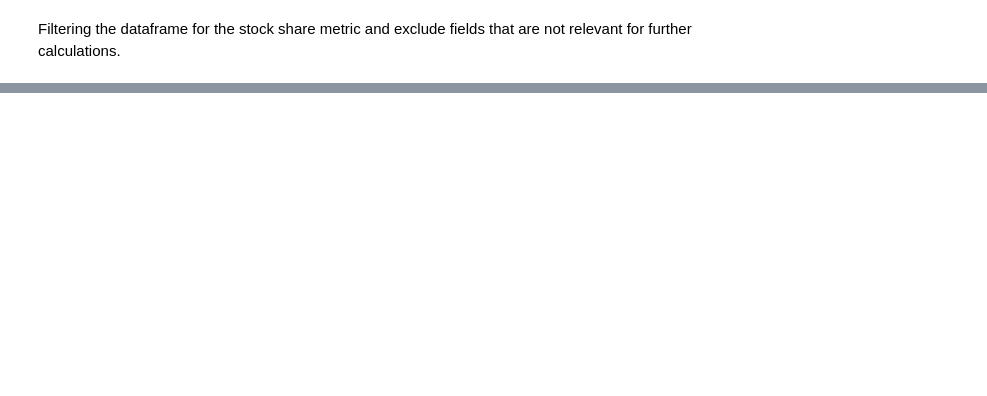
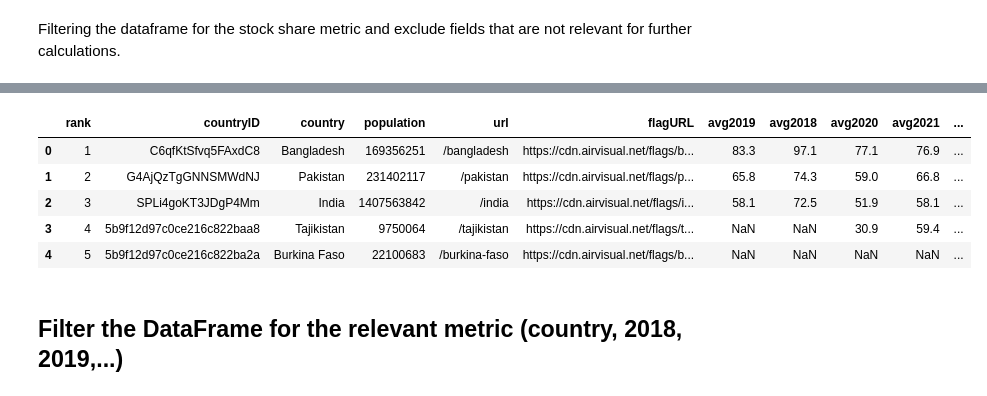
Before and after one commit to johanneshaberlah/electric-vehicle-air-quality-analysis, a Jupyter notebook: electric-vehicles-air-quality.ipynb, the cells around one changed output, grey strips where cells are left out. Drawn from its saved outputs; the diff is of its cells as text; code cells hidden in the pictures; blank space fills up the shorter version.

```diff
--- a/electric-vehicles-air-quality.ipynb
+++ b/electric-vehicles-air-quality.ipynb
@@ -84,0 +93,11 @@ plt.show()
+# %%
+air_quality_frame.head()
+# %% [output]
+|  | rank | countryID | country | population | url | flagURL | avg2019 | avg2018 | avg2020 | avg2021 | ... |
+| 0 | 1 | C6qfKtSfvq5FAxdC8 | Bangladesh | 169356251 | /bangladesh | https://cdn.airvisual.net/flags/b... | 83.3 | 97.1 | 77.1 | 76.9 | ... |
+| 1 | 2 | G4AjQzTgGNNSMWdNJ | Pakistan | 231402117 | /pakistan | https://cdn.airvisual.net/flags/p... | 65.8 | 74.3 | 59.0 | 66.8 | ... |
+| 2 | 3 | SPLi4goKT3JDgP4Mm | India | 1407563842 | /india | https://cdn.airvisual.net/flags/i... | 58.1 | 72.5 | 51.9 | 58.1 | ... |
+| 3 | 4 | 5b9f12d97c0ce216c822baa8 | Tajikistan | 9750064 | /tajikistan | https://cdn.airvisual.net/flags/t... | NaN | NaN | 30.9 | 59.4 | ... |
+| 4 | 5 | 5b9f12d97c0ce216c822ba2a | Burkina Faso | 22100683 | /burkina-faso | https://cdn.airvisual.net/flags/b... | NaN | NaN | NaN | NaN | ... |
+# %% [markdown]
+## Filter the DataFrame for the relevant metric (country, 2018, 2019,...)
```
Also changed, not shown: parts of 14 cells of this notebook.
